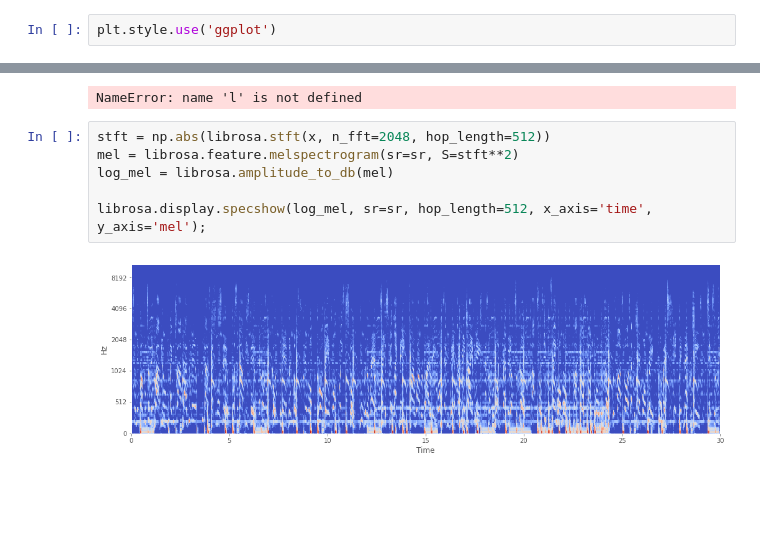
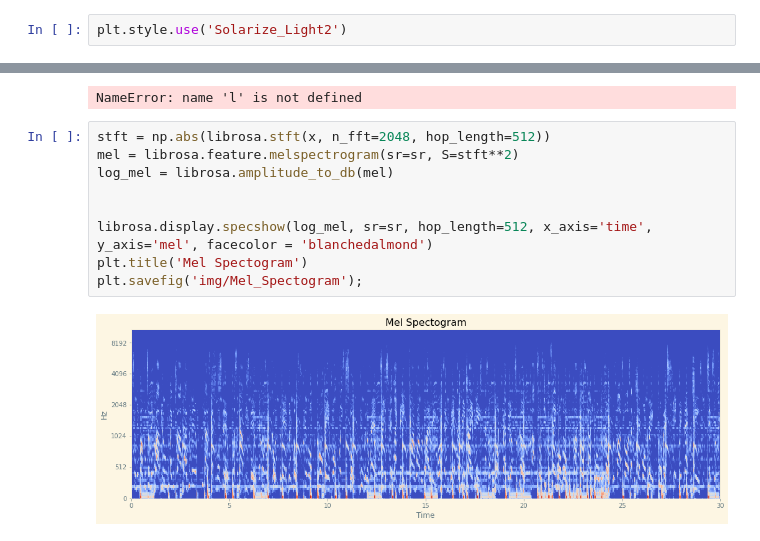
Before and after one commit to atsai24/music_audio_analysis, a Jupyter notebook: audio_data_pipeline.ipynb, the cells around one changed output, grey strips where cells are left out. Drawn from its saved outputs; the diff is of its cells as text; blank space fills up the shorter version.

```diff
--- a/audio_data_pipeline.ipynb
+++ b/audio_data_pipeline.ipynb
@@ -24,7 +24,7 @@ from tensorflow.keras import Sequential
 
 plt.rcParams['figure.figsize'] = (17, 5)
 # %%
-plt.style.use('ggplot')
+plt.style.use('Solarize_Light2')
 # %%
 # Directory where mp3 are stored.
 AUDIO_DIR = os.environ.get('./data/fma_small/')
@@ -153,11 +156,14 @@ NameError: name 'l' is not defined
 # %%
 stft = np.abs(librosa.stft(x, n_fft=2048, hop_length=512))
 mel = librosa.feature.melspectrogram(sr=sr, S=stft**2)
 log_mel = librosa.amplitude_to_db(mel)
 
-librosa.display.specshow(log_mel, sr=sr, hop_length=512, x_axis='time', y_axis='mel');
+
+librosa.display.specshow(log_mel, sr=sr, hop_length=512, x_axis='time', y_axis='mel', facecolor = 'blanchedalmond')
+plt.title('Mel Spectogram')
+plt.savefig('img/Mel_Spectogram');
 # %% [output]
-[figure, old version]
+[figure, new version]
 # %%
 mfcc = librosa.feature.mfcc(S=librosa.power_to_db(mel), n_mfcc=20)
 mfcc = skl.preprocessing.StandardScaler().fit_transform(mfcc)
```
Also changed, not shown: parts of 6 cells of this notebook, 2 other files.
